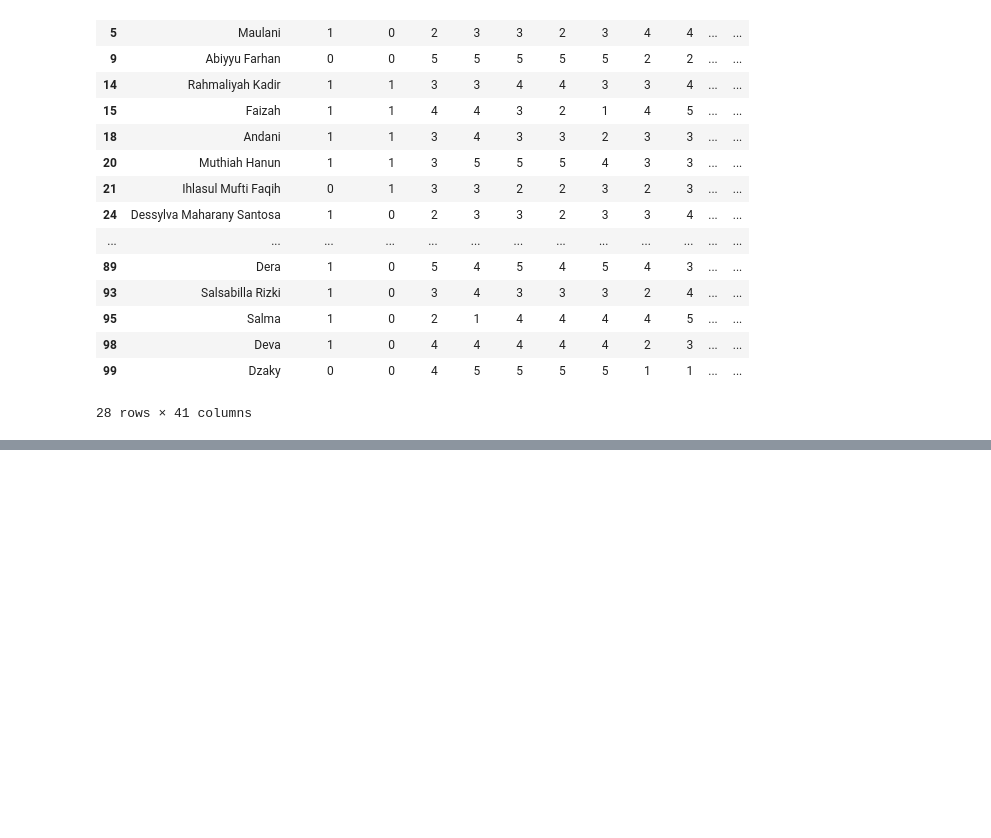
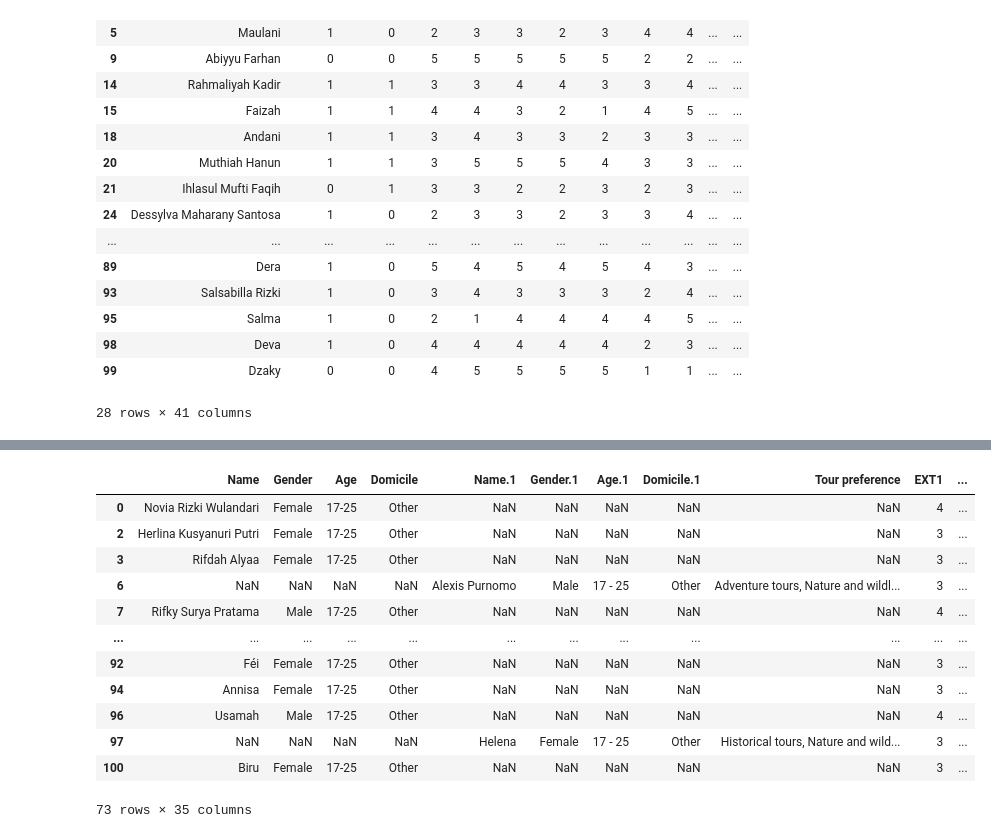
Before and after one commit to mas-tour/mastour-machine-learning, a Jupyter notebook: matchmaking-feature/Cleaning_Survey_Data.ipynb, the cells around one changed output, grey strips where cells are left out. Cells and saved outputs as stored; diff of their text form; code cells hidden in the pictures; blank space fills up the shorter version.

```diff
--- a/matchmaking-feature/Cleaning_Survey_Data.ipynb
+++ b/matchmaking-feature/Cleaning_Survey_Data.ipynb
@@ -249,0 +315,4 @@ tg_df.to_csv(filepath, index=False)
+# %%
+# Tour Guide Dataset
+tourist_df = df[((df.iloc[:, 2] == 'No') | (df.iloc[:, 6] == 'Other'))]
+tourist_df
@@ -249,0 +333,4 @@ tg_df.to_csv(filepath, index=False)
+# %%
+# Deleting unused columns with NaN value
+tourist_df = tourist_df.copy()
+tourist_df.dropna(axis=1, how='all', inplace=True)
@@ -249,0 +360,7 @@ tg_df.to_csv(filepath, index=False)
+# %%
+# Drop unused columns for applying distance metric
+tourist_df = tourist_df.copy()
+columns_to_drop = [0, 1, 2]
+
+tourist_df.drop(tourist_df.columns[columns_to_drop], axis = 1, inplace = True)
+tourist_df
@@ -249,0 +381,23 @@ tg_df.to_csv(filepath, index=False)
+# %%
+# Rename tourist_df columns
+tourist_df = tourist_df.rename(columns={'Please select your top three preferred tour themes from the following options': 'Tour preference.1'})
+tourist_df = tourist_df.rename(columns={tourist_df.columns[9:14][i]: f'EXT{i+1}' for i in range(5)})
+tourist_df = tourist_df.rename(columns={tourist_df.columns[14:19][i]: f'EST{i+1}' for i in range(5)})
+tourist_df = tourist_df.rename(columns={tourist_df.columns[19:24][i]: f'AGR{i+1}' for i in range(5)})
+tourist_df = tourist_df.rename(columns={tourist_df.columns[24:29][i]: f'CSN{i+1}' for i in range(5)})
+tourist_df = tourist_df.rename(columns={tourist_df.columns[29:34][i]: f'OPN{i+1}' for i in range(5)})
+tourist_df
+# %% [output]
+|  | Name | Gender | Age | Domicile | Name.1 | Gender.1 | Age.1 | Domicile.1 | Tour preference | EXT1 | ... |
+| 0 | Novia Rizki Wulandari | Female | 17-25 | Other | NaN | NaN | NaN | NaN | NaN | 4 | ... |
+| 2 | Herlina Kusyanuri Putri | Female | 17-25 | Other | NaN | NaN | NaN | NaN | NaN | 3 | ... |
+| 3 | Rifdah Alyaa | Female | 17-25 | Other | NaN | NaN | NaN | NaN | NaN | 3 | ... |
+| 6 | NaN | NaN | NaN | NaN | Alexis Purnomo | Male | 17 - 25 | Other | Adventure tours, Nature and wildl... | 3 | ... |
+| 7 | Rifky Surya Pratama | Male | 17-25 | Other | NaN | NaN | NaN | NaN | NaN | 4 | ... |
+| ... | ... | ... | ... | ... | ... | ... | ... | ... | ... | ... | ... |
+| 92 | Féi | Female | 17-25 | Other | NaN | NaN | NaN | NaN | NaN | 3 | ... |
+| 94 | Annisa | Female | 17-25 | Other | NaN | NaN | NaN | NaN | NaN | 3 | ... |
+| 96 | Usamah | Male | 17-25 | Other | NaN | NaN | NaN | NaN | NaN | 4 | ... |
+| 97 | NaN | NaN | NaN | NaN | Helena | Female | 17 - 25 | Other | Historical tours, Nature and wild... | 3 | ... |
+| 100 | Biru | Female | 17-25 | Other | NaN | NaN | NaN | NaN | NaN | 3 | ... |
+73 rows × 35 columns
```
Also changed, not shown: parts of 38 cells of this notebook, 3 other files.
